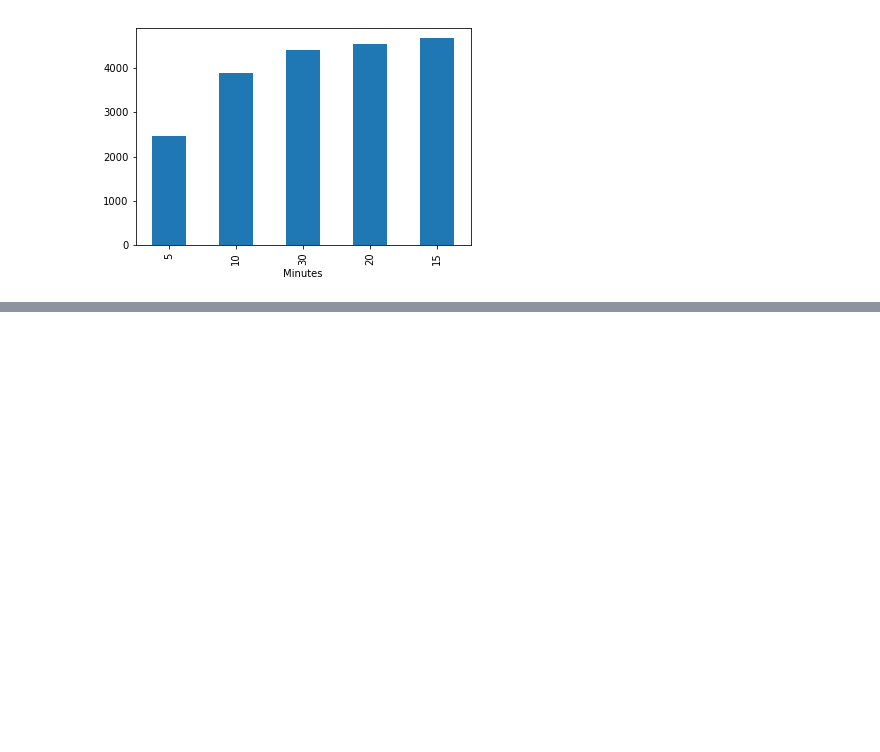
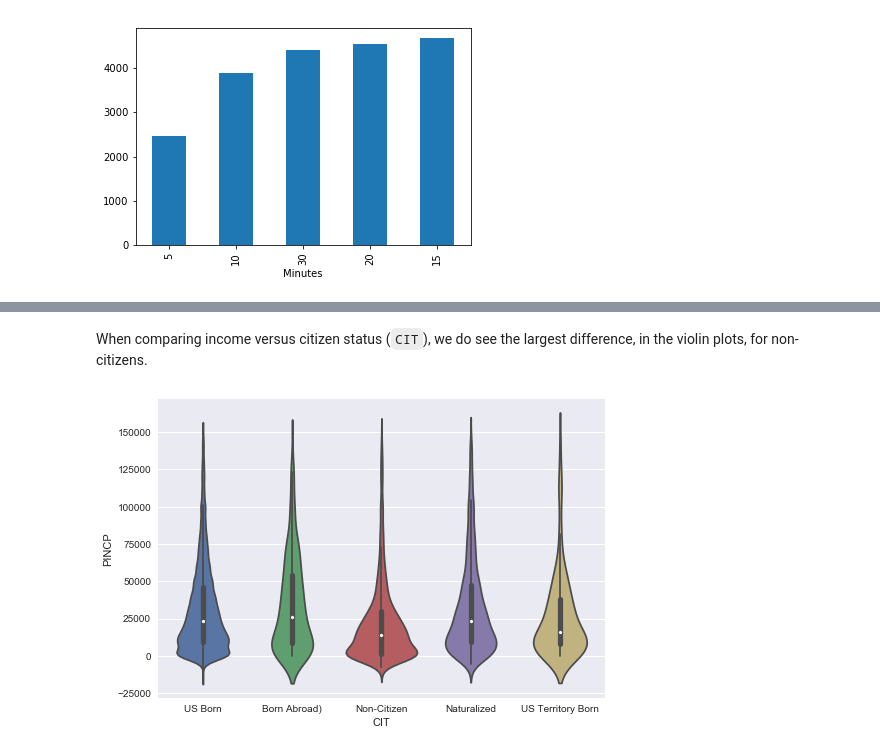
Before and after one commit to kjprice/SMU-data-mining, a Jupyter notebook: python_notebooks/person_eda.ipynb, the cells around one changed output, grey strips where cells are left out. Cells and saved outputs as stored; diff of their text form; code cells hidden in the pictures; blank space fills up the shorter version.

```diff
--- a/python_notebooks/person_eda.ipynb
+++ b/python_notebooks/person_eda.ipynb
@@ -135,0 +155,7 @@ plt.show()
+# %% [markdown]
+When comparing income versus citizen status (`CIT`), we do see the largest difference, in the violin plots, for non-citizens.
+# %%
+sns.violinplot(x="CIT", y="PINCP", data=df_small_income)
+plt.show()
+# %% [output]
+[figure, added]
```
Also changed, not shown: parts of 12 cells of this notebook.
